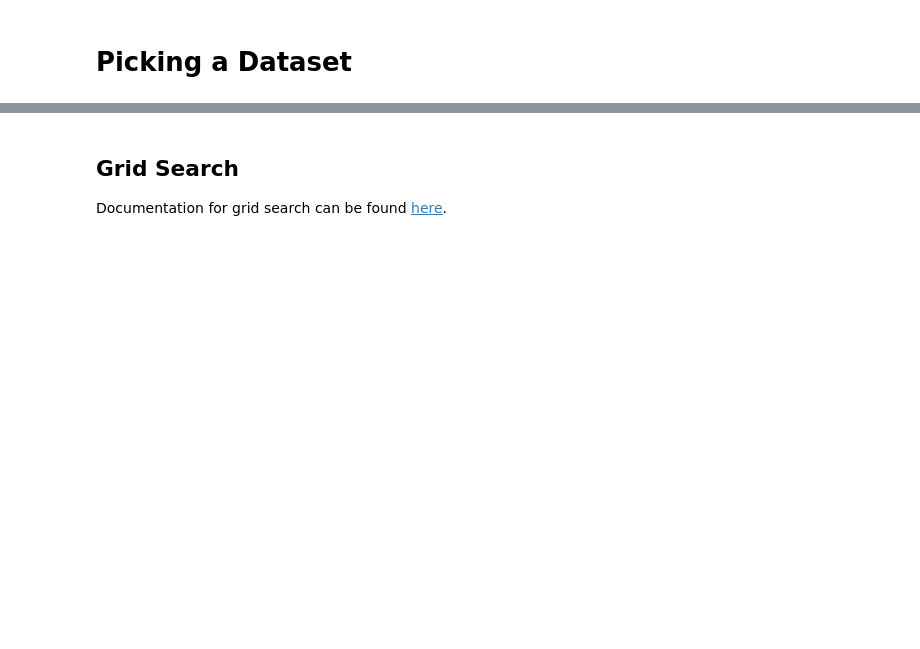
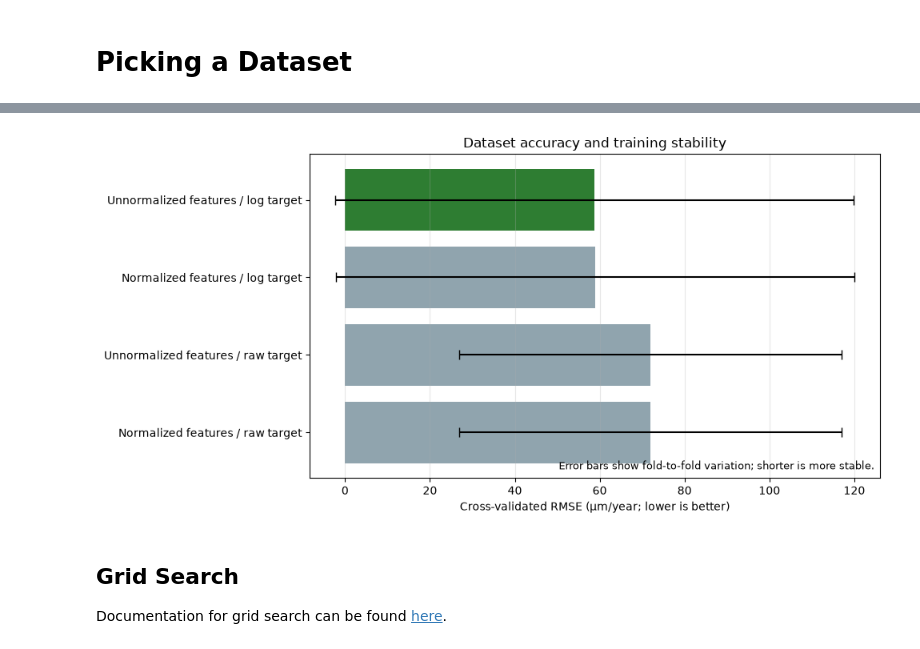
Before and after one commit to TheAdaptoid/molten_salt, a Jupyter notebook: notebooks/prelim.ipynb, the cells around one changed output, grey strips where cells are left out. Drawn from its saved outputs; the diff is of its cells as text; code cells hidden in the pictures; blank space fills up the shorter version.

```diff
--- a/notebooks/prelim.ipynb
+++ b/notebooks/prelim.ipynb
@@ -107,3 +163,34 @@ def xy_data_split(data: pd.DataFrame) -> tuple[pd.DataFrame, pd.Series]:
+# %%
+plot_data = dataset_comparison.iloc[::-1]
+bar_colors = [
+    "#2E7D32" if dataset == best_dataset_name else "#90A4AE"
+    for dataset in plot_data["dataset"]
+]
+
+dataset_comparison_fig, dataset_comparison_ax = plt.subplots(figsize=(10, 5))
+dataset_comparison_ax.barh(
+    plot_data["dataset"],
+    plot_data["mean_rmse"],
+    xerr=plot_data["rmse_std"],
+    color=bar_colors,
+    capsize=4,
+)
+dataset_comparison_ax.set_xlabel("Cross-validated RMSE (μm/year; lower is better)")
+dataset_comparison_ax.set_title("Dataset accuracy and training stability")
+dataset_comparison_ax.grid(axis="x", alpha=0.3)
+dataset_comparison_ax.text(
+    0.99,
+    0.02,
+    "Error bars show fold-to-fold variation; shorter is more stable.",
+    transform=dataset_comparison_ax.transAxes,
+    ha="right",
+    va="bottom",
+    fontsize=9,
+)
+dataset_comparison_fig.tight_layout()
+plt.show()
+# %% [output]
+[figure, added]
 # %% [markdown]
 ## Grid Search
 
```
Also changed, not shown: parts of 2 cells of this notebook, 1 other file.
